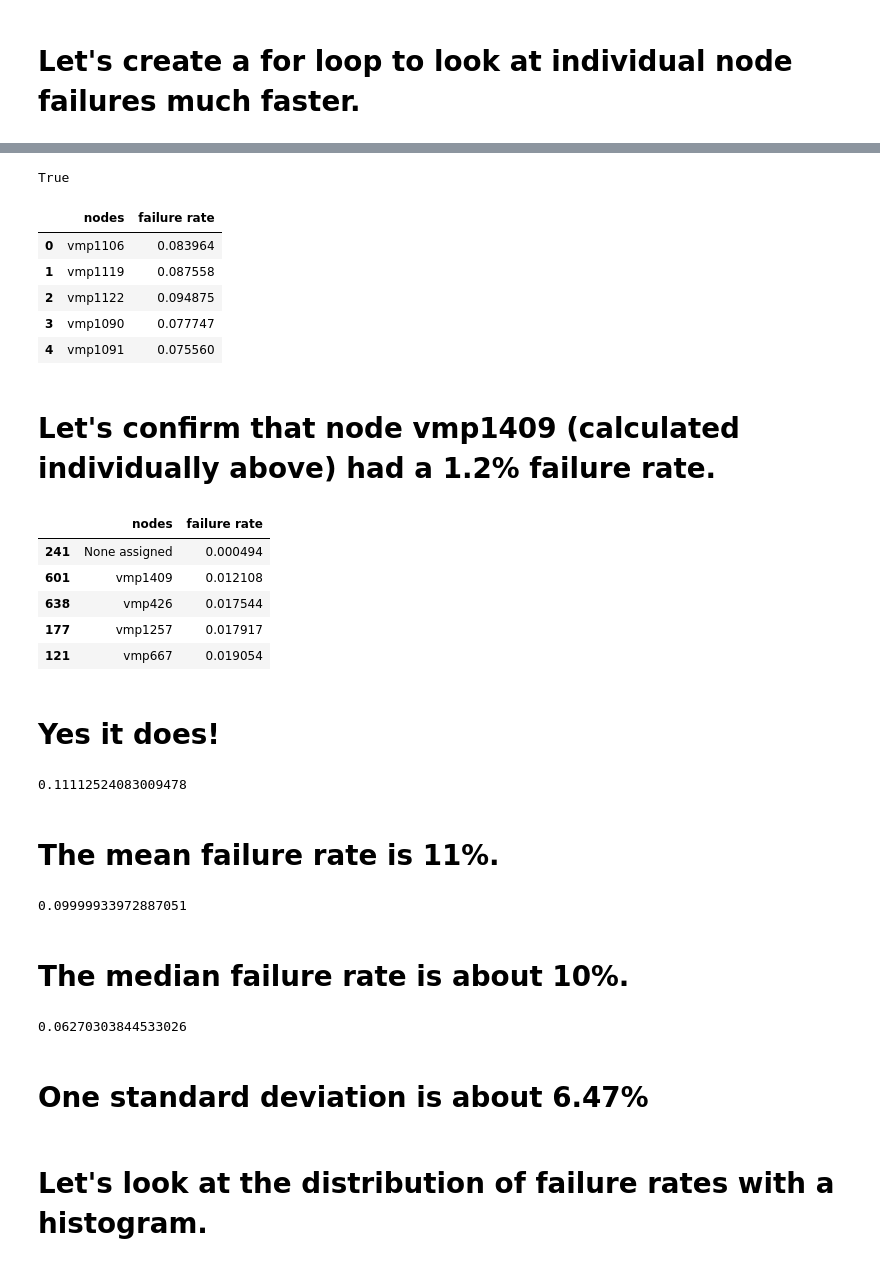
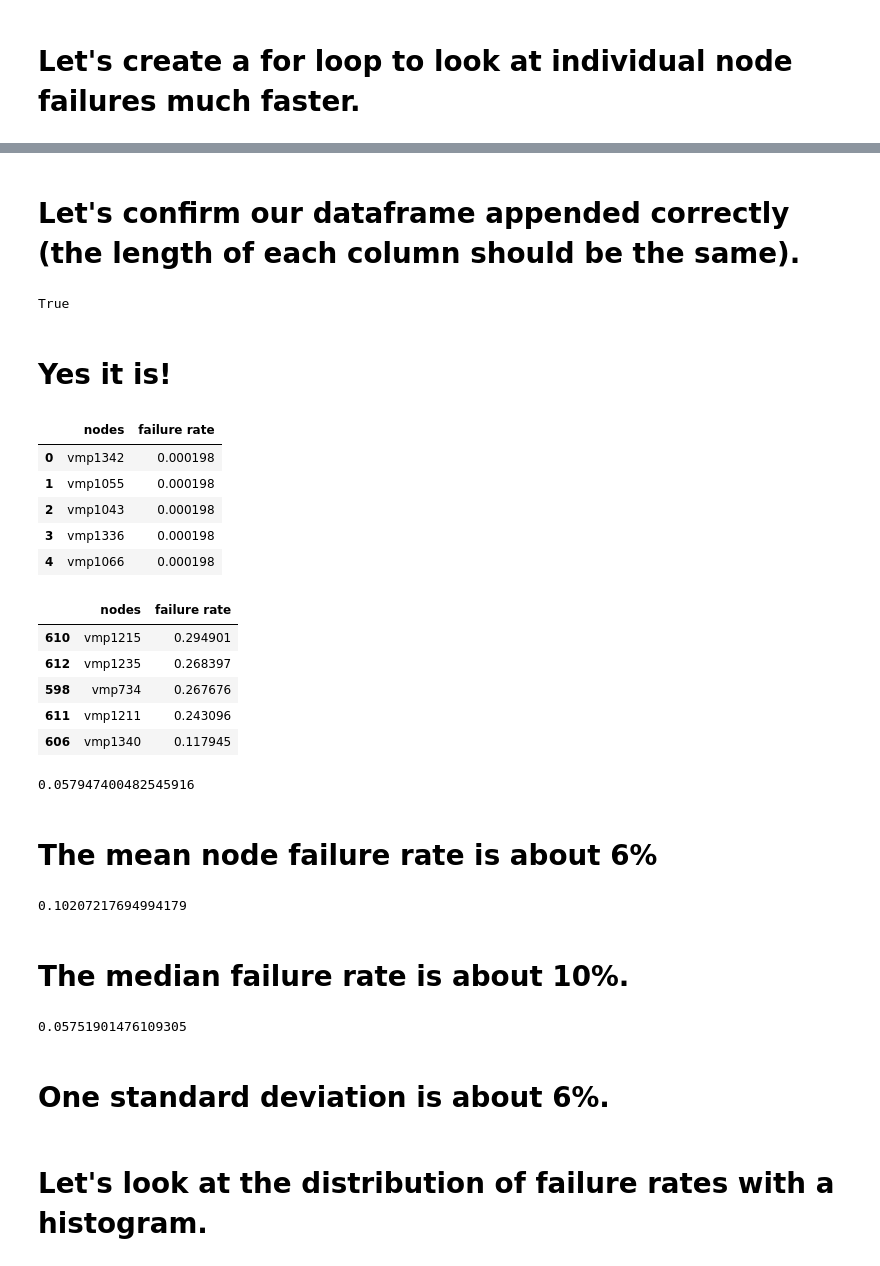
Before and after one commit to Cjcarlevato/data-question-2-dream-crushers, a Jupyter notebook: ACCREdata.ipynb, the cells around one changed output, grey strips where cells are left out. Saved outputs shown, nothing was run; the diff lists cells and outputs as text; code cells hidden in the pictures.

```diff
--- a/ACCREdata.ipynb
+++ b/ACCREdata.ipynb
@@ -174,16 +171,10 @@ state_nodelist_subset_df = accre_data[['NodeList', 'State', "NNodes"]]
+# %%
+node_subset = accre_data[accre_data["NodeList"] == node]
+
+failed_subset = accre_data[accre_data['State'] == "NODE_FAIL"]
 # %%
-node_list=list()
-failed_percentage_list=list()
-
-bad_nodes = state_nodelist_subset_df['NodeList'].loc[(state_nodelist_subset_df['State']=='FAILED') & (state_nodelist_subset_df['NNodes']==1)].unique()
+bad_nodes = accre_data['NodeList'].loc[(accre_data['State']=='NODE_FAIL') & (accre_data['NNodes']==1)].unique()
 for ind, node in enumerate(bad_nodes):
-    if ind % 10 == 0:
-        print(ind)
-
-    node_subset = state_nodelist_subset_df[state_nodelist_subset_df["NodeList"] == node]
-    failed_subset = node_subset[node_subset['State'] == "FAILED"]
-
-
     failed_percentage= len(failed_subset) / len(node_subset)
 
     node_list.append(node)
@@ -209,7 +197,11 @@ for ind, node in enumerate(bad_nodes):
+# %% [markdown]
+# Let's confirm our dataframe appended correctly (the length of each column should be the same).
 # %%
 len(node_list) == len(failed_percentage_list)
 # %% [output]
 True
+# %% [markdown]
+# Yes it is!
 # %%
 Node_And_Failure_rate = {
     "nodes": node_list, "failure rate": failed_percentage_list
@@ -220,41 +212,37 @@ Node_And_Failure_rate = pd.DataFrame(data=Node_And_Failure_rate)
 Node_And_Failure_rate.head()
 # %% [output]
 |  | nodes | failure rate |
-| 0 | vmp1106 | 0.083964 |
-| 1 | vmp1119 | 0.087558 |
-| 2 | vmp1122 | 0.094875 |
-| 3 | vmp1090 | 0.077747 |
-| 4 | vmp1091 | 0.075560 |
+| 0 | vmp1342 | 0.000198 |
+| 1 | vmp1055 | 0.000198 |
+| 2 | vmp1043 | 0.000198 |
+| 3 | vmp1336 | 0.000198 |
+| 4 | vmp1066 | 0.000198 |
-# %% [markdown]
-# Let's confirm that node vmp1409 (calculated individually above) had a 1.2% failure rate.
 # %%
-Node_And_Failure_rate.nsmallest(5, "failure rate")
+Node_And_Failure_rate.nlargest(5, "failure rate")
 # %% [output]
 |  | nodes | failure rate |
-| 241 | None assigned | 0.000494 |
-| 601 | vmp1409 | 0.012108 |
-| 638 | vmp426 | 0.017544 |
-| 177 | vmp1257 | 0.017917 |
-| 121 | vmp667 | 0.019054 |
+| 610 | vmp1215 | 0.294901 |
+| 612 | vmp1235 | 0.268397 |
+| 598 | vmp734 | 0.267676 |
+| 611 | vmp1211 | 0.243096 |
+| 606 | vmp1340 | 0.117945 |
-# %% [markdown]
-# Yes it does!
 # %%
 Node_And_Failure_rate["failure rate"].mean()
 # %% [output]
-0.11112524083009478
+0.057947400482545916
 # %% [markdown]
-# The mean failure rate is 11%.
+# The mean node failure rate is about 6%
 # %%
 Node_And_Failure_rate["failure rate"].median()
 # %% [output]
-0.09999933972887051
+0.10207217694994179
 # %% [markdown]
 # The median failure rate is about 10%.
 # %%
 Node_And_Failure_rate["failure rate"].std()
 # %% [output]
-0.06270303844533026
+0.05751901476109305
 # %% [markdown]
-# One standard deviation is about 6.47%
+# One standard deviation is about 6%.
 # %% [markdown]
 # Let's look at the distribution of failure rates with a histogram.
```
Also changed, not shown: parts of 23 cells of this notebook.
